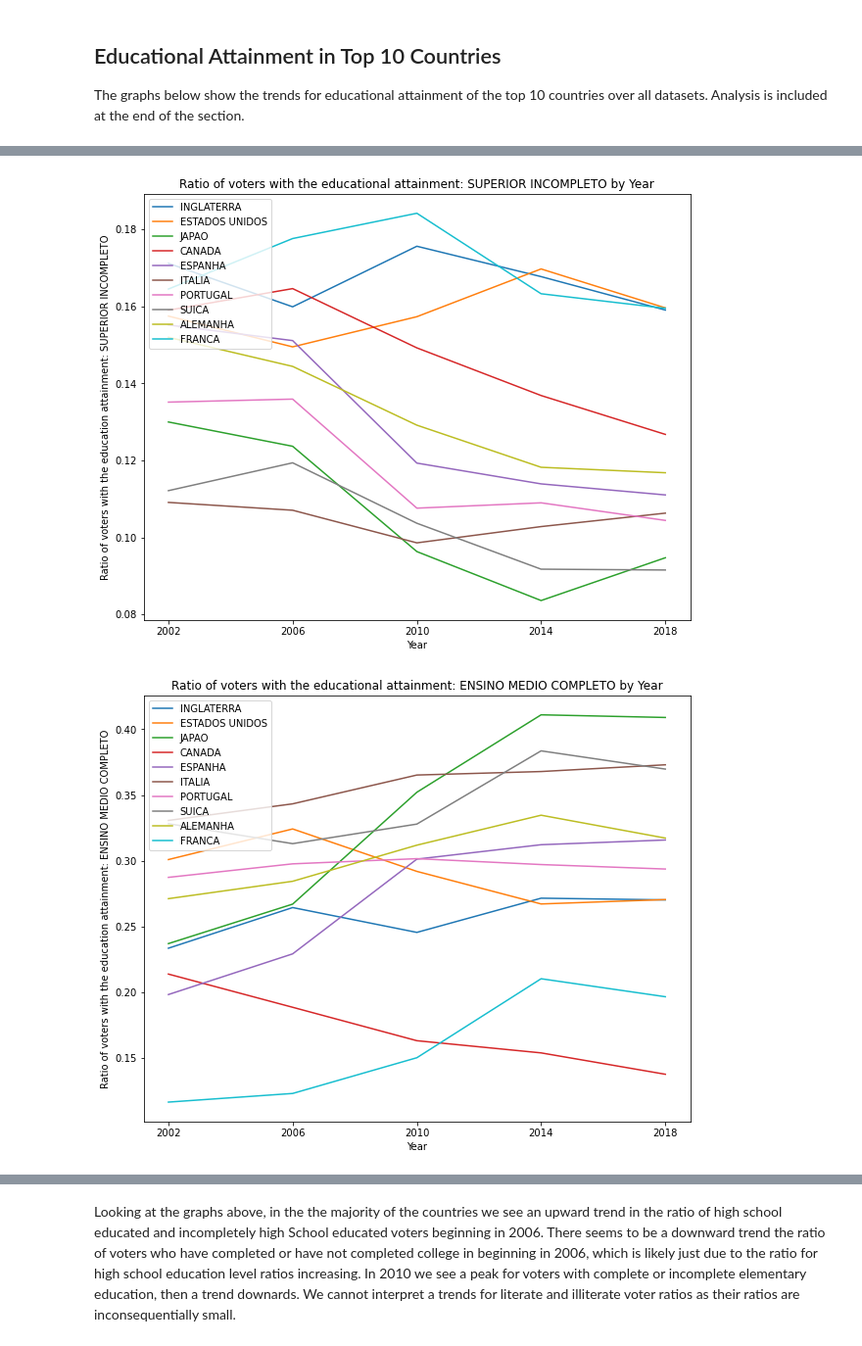
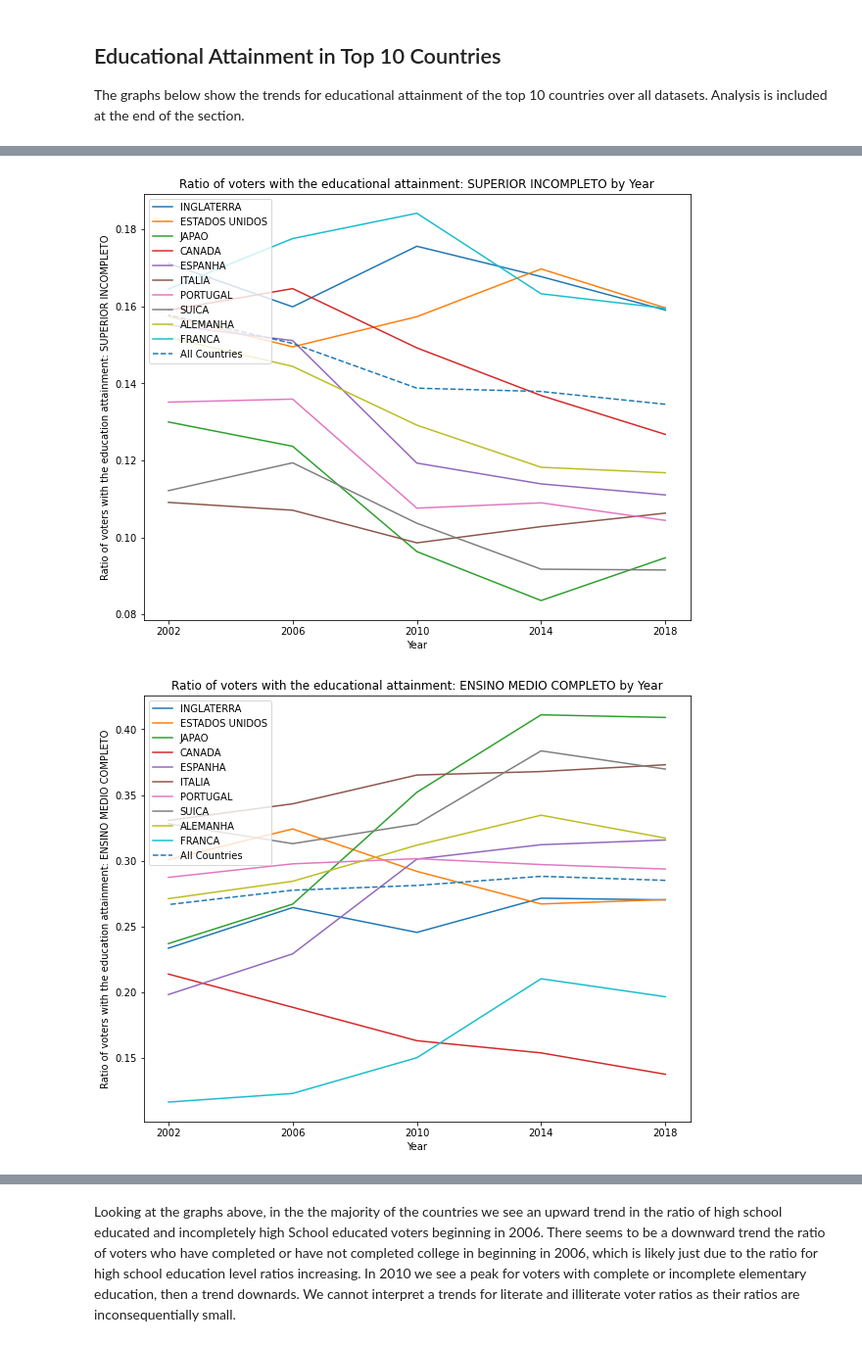
Before and after one commit to BU-Spark/ds-boston-bpda-br-election, a Jupyter notebook: TEAM1/src/electorate_location.ipynb, the cells around one changed output, grey strips where cells are left out. Shown at 98% size. Cells and saved outputs as stored; diff of their text form; code cells hidden in the pictures.

Commit message:
Updated images and additional analysis

```diff
--- a/TEAM1/src/electorate_location.ipynb
+++ b/TEAM1/src/electorate_location.ipynb
@@ -804,7 +901,15 @@ If we compare these top 10 countries to the overall dataset (where the gender ra
 ## Educational Attainment in Top 10 Countries
 The graphs below show the trends for educational attainment of the top 10 countries over all datasets. Analysis is included at the end of the section.
 # %%
-def plot_education_by_country(df, education_level, gender = None):
+def plot_education_by_country(df, df_combined, education_level, gender = None):
+    '''
+    Plots the ratio of age groups for the top 10 countries (as well as the overall dataset average)
+    :param df - A pandas dataframe with the information on the top 10 countries
+    :param df_combined - A pandas dataframe with information on the entire electorate
+    :param education level - The education level description
+    :param gender - The gender description (MASCULINO/FEMININO) or None to display both genders
+
+    '''
 
     countries = df["municipality_name"].unique()
     years = df["election_year"].unique()
@@ -812,7 +917,7 @@ def plot_education_by_country(df, education_level, gender = None):
 
     if gender is not None:
         df = df[df["gender_description"] == gender]
-
+        df_combined = df_combined[df_combined["gender_description"] == gender]
 
 
     for country in countries:
@@ -828,17 +933,36 @@ def plot_education_by_country(df, education_level, gender = None):
 
         plt.plot(years, sum_educations, label = str(country))
 
+    #Add trend line for entire dataset
+    total_ratios = [0 for year in years]
+    for index, year in enumerate(years):
+        total_voters = df_combined[df_combined["election_year"] == year].quantity_of_voters.sum()
+        total_edu = df_combined[(df_combined["educational_attainment_description"] == education_level) & (df_combined["election_year"] == year)].quantity_of_voters.sum()
+        total_ratios[index] = total_edu/total_voters
+
+    plt.plot(years, total_ratios, '--', label="All Countries")
+
 
     plt.xticks(years)
     plt.xlabel("Year")
     plt.ylabel("Ratio of voters with the education attainment: " + str(education_level))
     plt.legend(loc="upper left")
+
+    #Appendix to add to filename when save image
+    fname_app = ''
+
     if gender is not None:
         plt.title("Ratio of voters with the educational attainment: " + str(education_level) + " by Year: " + gender)
+        fname_app  = '_'+str(gender)
 
     else:
         plt.title("Ratio of voters with the educational attainment: " + str(education_level) + " by Year")
+        fname_app = '_all_genders'
+
+    fname_app = education_level.replace(" ", "_") + fname_app
+    plt.savefig("../readme_images/top_10_edu_{}.png".format(fname_app), facecolor='w')
     plt.show()
+
 
 def plot_education_ratios(df):
 
@@ -868,5 +992,6 @@ def plot_education_ratios(df):
     plt.legend(loc="upper left")
     plt.title("Ratio of voters with the educational attainment by Year (Aggregate Top Ten Countries)")
     plt.ylim(0,.5)
+    plt.savefig("../readme_images/top_10_edu_all_levels.png", facecolor='w')
     plt.show()
 # %%
@@ -876,9 +1001,9 @@ plot_education_by_country(top_10, "SUPERIOR COMPLETO")
 # %%
-plot_education_by_country(top_10, "SUPERIOR INCOMPLETO")
+plot_education_by_country(top_10, df_combined, "SUPERIOR INCOMPLETO")
 # %% [output]
-[figure, old version]
+[figure, new version]
 # %%
-plot_education_by_country(top_10, "ENSINO MEDIO COMPLETO")
+plot_education_by_country(top_10, df_combined, "ENSINO MEDIO COMPLETO")
 # %% [output]
-[figure, old version]
+[figure, new version]
 # %%
```
Also changed, not shown: parts of 18 cells of this notebook, 26 other files.
